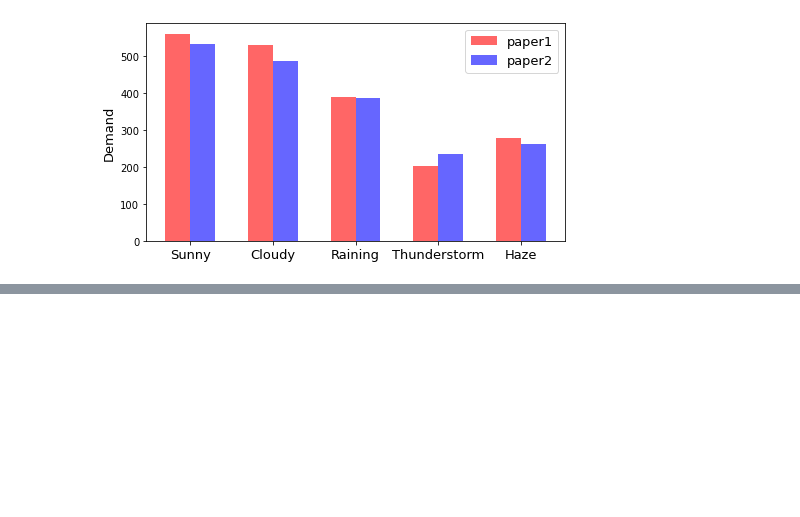
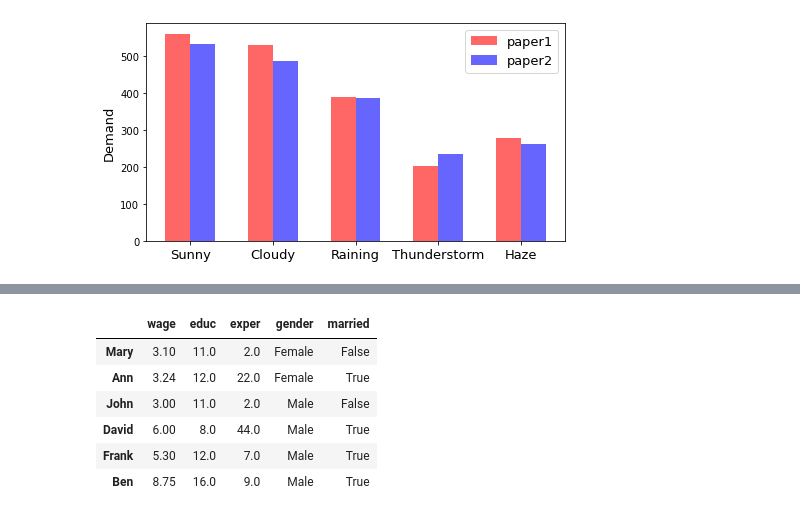
Before and after one commit to sayyidkhan/python_jan_2021, a Jupyter notebook: python_packages_u.ipynb, the cells around one changed output, grey strips where cells are left out. Cells and saved outputs as stored; diff of their text form; code cells hidden in the pictures; blank space fills up the shorter version.

```diff
--- a/python_packages.ipynb
+++ b/python_packages_u.ipynb
@@ -467,0 +621,12 @@ plt.show()
+# %%
+index = ['Mary','Ann','John','David','Frank','Ben']
+data_frame_new = pd.DataFrame(data_dict, index=index)
+data_frame_new
+# %% [output]
+|  | wage | educ | exper | gender | married |
+| Mary | 3.10 | 11.0 | 2.0 | Female | False |
+| Ann | 3.24 | 12.0 | 22.0 | Female | True |
+| John | 3.00 | 11.0 | 2.0 | Male | False |
+| David | 6.00 | 8.0 | 44.0 | Male | True |
+| Frank | 5.30 | 12.0 | 7.0 | Male | True |
+| Ben | 8.75 | 16.0 | 9.0 | Male | True |
```
Also changed, not shown: parts of 32 cells of this notebook, 1 other file.
